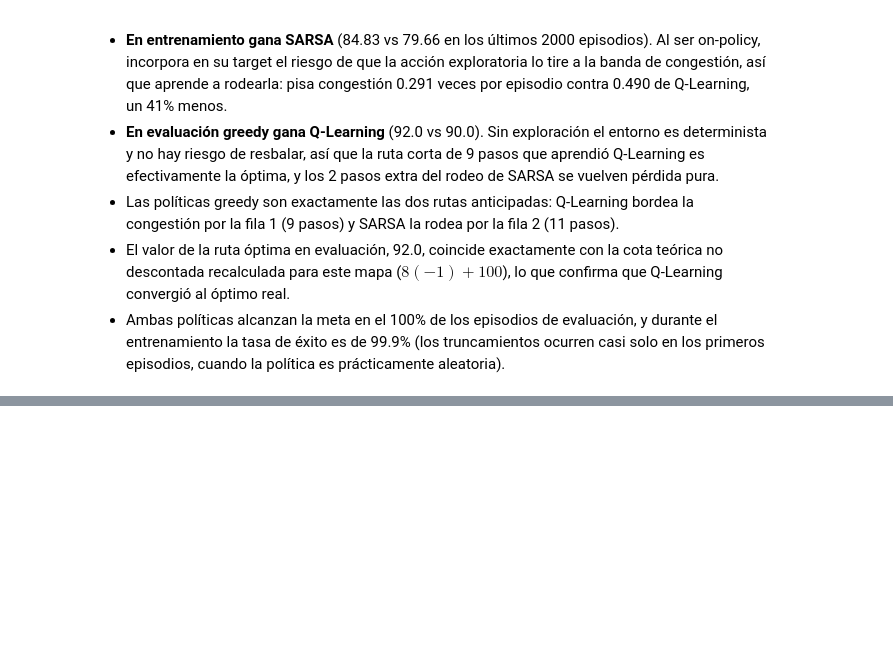
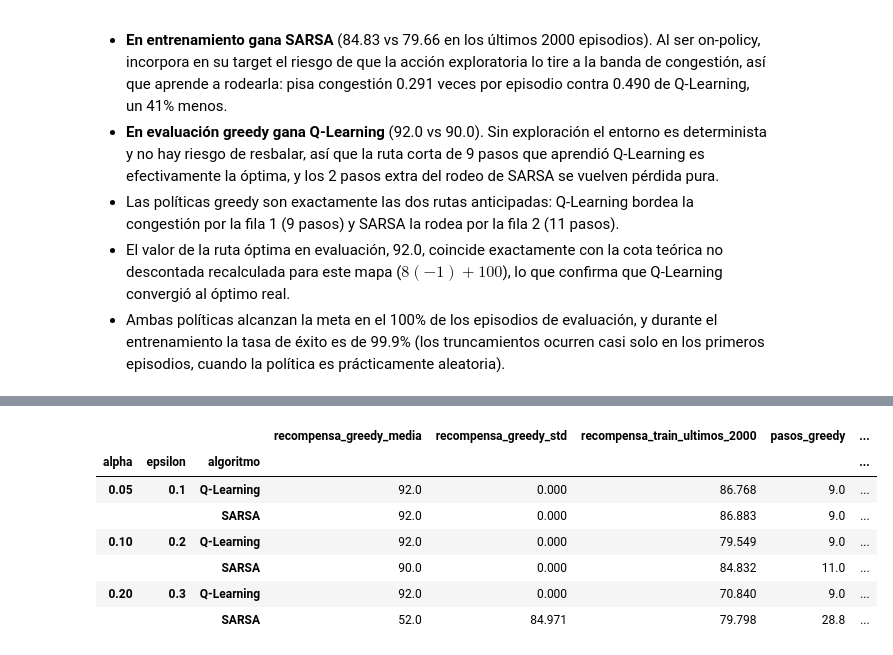
Before and after one commit to DanielDubon/RL-LAB4, a Jupyter notebook: lab4.ipynb, the cells around one changed output, grey strips where cells are left out. Cells and saved outputs as stored; diff of their text form; code cells hidden in the pictures; blank space fills up the shorter version.

```diff
--- a/lab4.ipynb
+++ b/lab4.ipynb
@@ -766,0 +820,22 @@ La predicción hecha en Task 2 se cumple en las dos direcciones:
+# %%
+COMBINACIONES = [(0.05, 0.10), (0.10, 0.20), (0.20, 0.30)]
+SEMILLAS = [11, 22, 33, 44, 55]
+resultados_sensibilidad = []
+for alpha, epsilon in COMBINACIONES:
+    for semilla in SEMILLAS:
+        for nombre, entrenador in [('SARSA', sarsa), ('Q-Learning', q_learning)]:
+            Q, hist = entrenador(WarehouseEnv(), N_EPISODIOS, alpha, GAMMA, epsilon, seed=semilla)
+            ev = evaluar_greedy(WarehouseEnv(), Q, 100, seed=1000 + semilla)
+            resultados_sensibilidad.append({'alpha':alpha, 'epsilon':epsilon, 'algoritmo':nombre, 'semilla':semilla, 'recompensa_eval':np.mean(ev['recompensa']), 'pasos_eval':np.mean(ev['pasos']), 'congestion_eval':np.mean(ev['congestiones']), 'recompensa_train_final':np.mean(hist['recompensa'][-2000:])})
+sensibilidad = pd.DataFrame(resultados_sensibilidad)
+tabla_sensibilidad = (sensibilidad.groupby(['alpha','epsilon','algoritmo']).agg(recompensa_greedy_media=('recompensa_eval','mean'), recompensa_greedy_std=('recompensa_eval','std'), recompensa_train_ultimos_2000=('recompensa_train_final','mean'), pasos_greedy=('pasos_eval','mean'), semillas_ruta_segura=('pasos_eval',lambda x:int((x >= 11).sum()))).round(3))
+tabla_sensibilidad
+# %% [output]
+|  |  |  | recompensa_greedy_media | recompensa_greedy_std | recompensa_train_ultimos_2000 | pasos_greedy | ... |
+| alpha | epsilon | algoritmo |  |  |  |  | ... |
+| 0.05 | 0.1 | Q-Learning | 92.0 | 0.000 | 86.768 | 9.0 | ... |
+|  |  | SARSA | 92.0 | 0.000 | 86.883 | 9.0 | ... |
+| 0.10 | 0.2 | Q-Learning | 92.0 | 0.000 | 79.549 | 9.0 | ... |
+|  |  | SARSA | 90.0 | 0.000 | 84.832 | 11.0 | ... |
+| 0.20 | 0.3 | Q-Learning | 92.0 | 0.000 | 70.840 | 9.0 | ... |
+|  |  | SARSA | 52.0 | 84.971 | 79.798 | 28.8 | ... |
```
Also changed, not shown: parts of 5 cells of this notebook.
